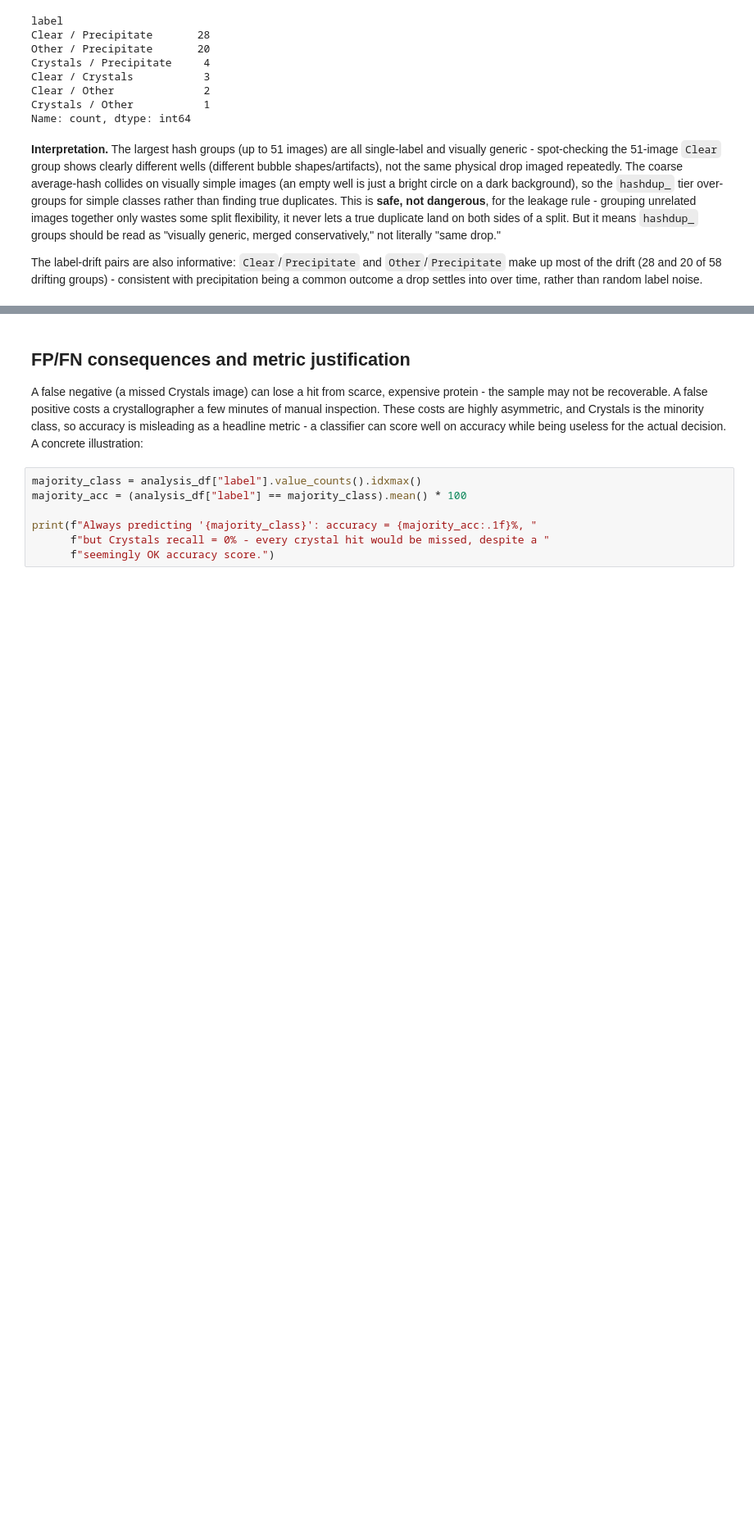
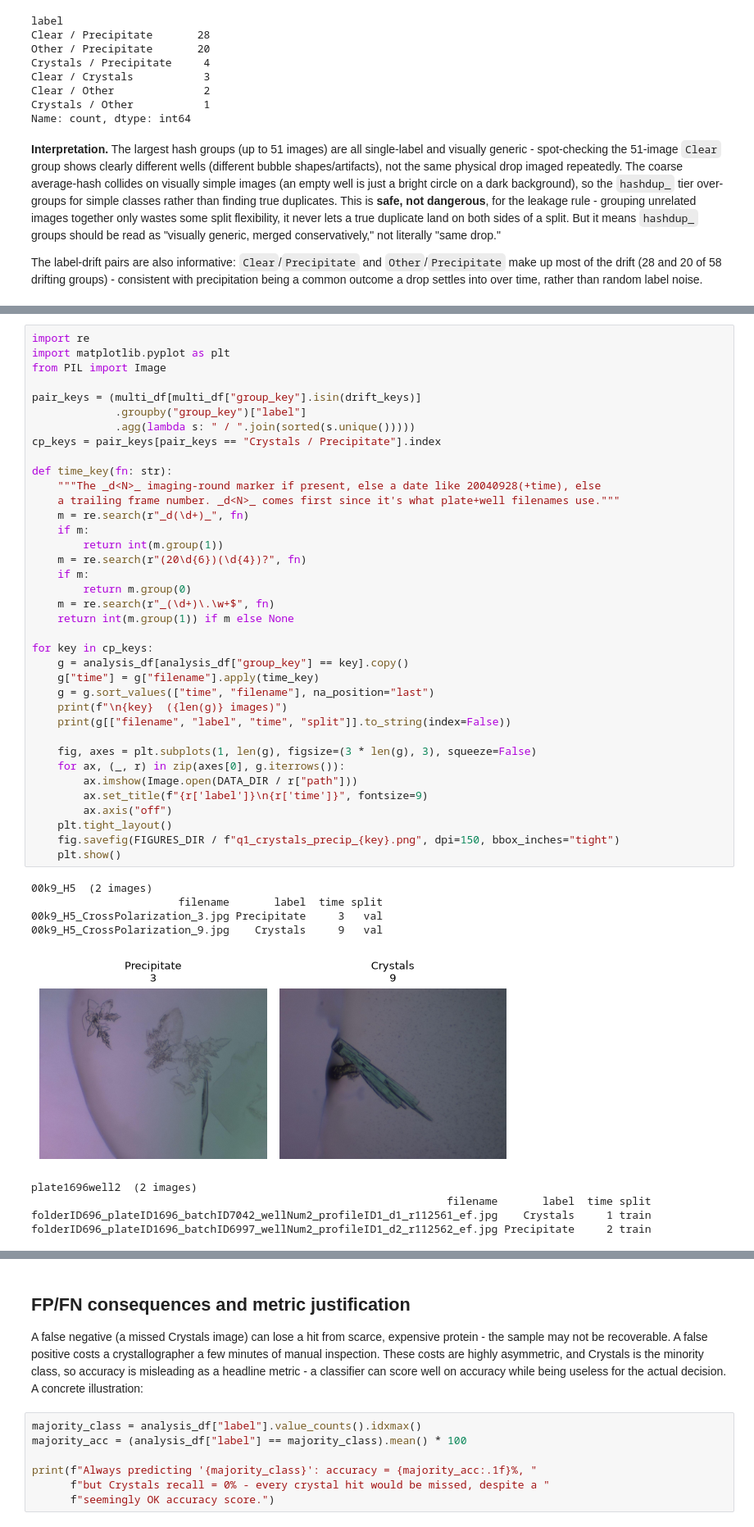
Before and after one commit to chamikaKity/Automated-Triage-of-Protein-Crystallisation-Images, a Jupyter notebook: notebooks/01_eda.ipynb, the cells around one changed output, grey strips where cells are left out. Shown at 82% size. Cells and saved outputs as stored; diff of their text form; blank space fills up the shorter version.

```diff
--- a/notebooks/01_eda.ipynb
+++ b/notebooks/01_eda.ipynb
@@ -321,0 +332,47 @@ outcome a drop settles into over time, rather than random label noise.
+# %%
+import re
+import matplotlib.pyplot as plt
+from PIL import Image
+
+pair_keys = (multi_df[multi_df["group_key"].isin(drift_keys)]
+             .groupby("group_key")["label"]
+             .agg(lambda s: " / ".join(sorted(s.unique()))))
+cp_keys = pair_keys[pair_keys == "Crystals / Precipitate"].index
+
+def time_key(fn: str):
+    """The _d<N>_ imaging-round marker if present, else a date like 20040928(+time), else
+    a trailing frame number. _d<N>_ comes first since it's what plate+well filenames use."""
+    m = re.search(r"_d(\d+)_", fn)
+    if m:
+        return int(m.group(1))
+    m = re.search(r"(20\d{6})(\d{4})?", fn)
+    if m:
+        return m.group(0)
+    m = re.search(r"_(\d+)\.\w+$", fn)
+    return int(m.group(1)) if m else None
+
+for key in cp_keys:
+    g = analysis_df[analysis_df["group_key"] == key].copy()
+    g["time"] = g["filename"].apply(time_key)
+    g = g.sort_values(["time", "filename"], na_position="last")
+    print(f"\n{key}  ({len(g)} images)")
+    print(g[["filename", "label", "time", "split"]].to_string(index=False))
+
+    fig, axes = plt.subplots(1, len(g), figsize=(3 * len(g), 3), squeeze=False)
+    for ax, (_, r) in zip(axes[0], g.iterrows()):
+        ax.imshow(Image.open(DATA_DIR / r["path"]))
+        ax.set_title(f"{r['label']}\n{r['time']}", fontsize=9)
+        ax.axis("off")
+    plt.tight_layout()
+    fig.savefig(FIGURES_DIR / f"q1_crystals_precip_{key}.png", dpi=150, bbox_inches="tight")
+    plt.show()
+# %% [output]
+00k9_H5  (2 images)
+                       filename       label  time split
+00k9_H5_CrossPolarization_3.jpg Precipitate     3   val
+00k9_H5_CrossPolarization_9.jpg    Crystals     9   val
+[figure, added]
+plate1696well2  (2 images)
+                                                                 filename       label  time split
+folderID696_plateID1696_batchID7042_wellNum2_profileID1_d1_r112561_ef.jpg    Crystals     1 train
+folderID696_plateID1696_batchID6997_wellNum2_profileID1_d2_r112562_ef.jpg Precipitate     2 train
```
Also changed, not shown: parts of 4 cells of this notebook, 4 other files.
